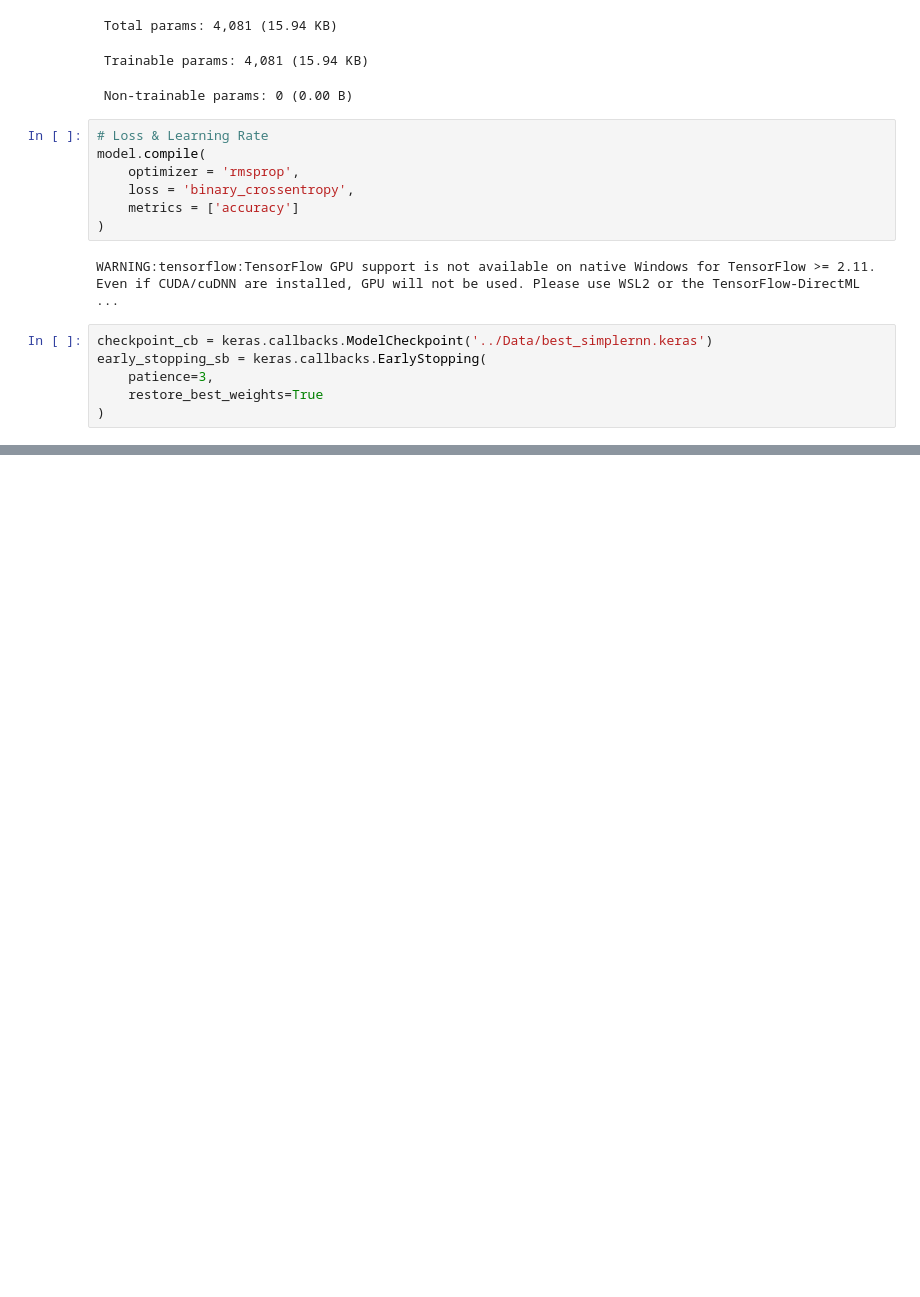
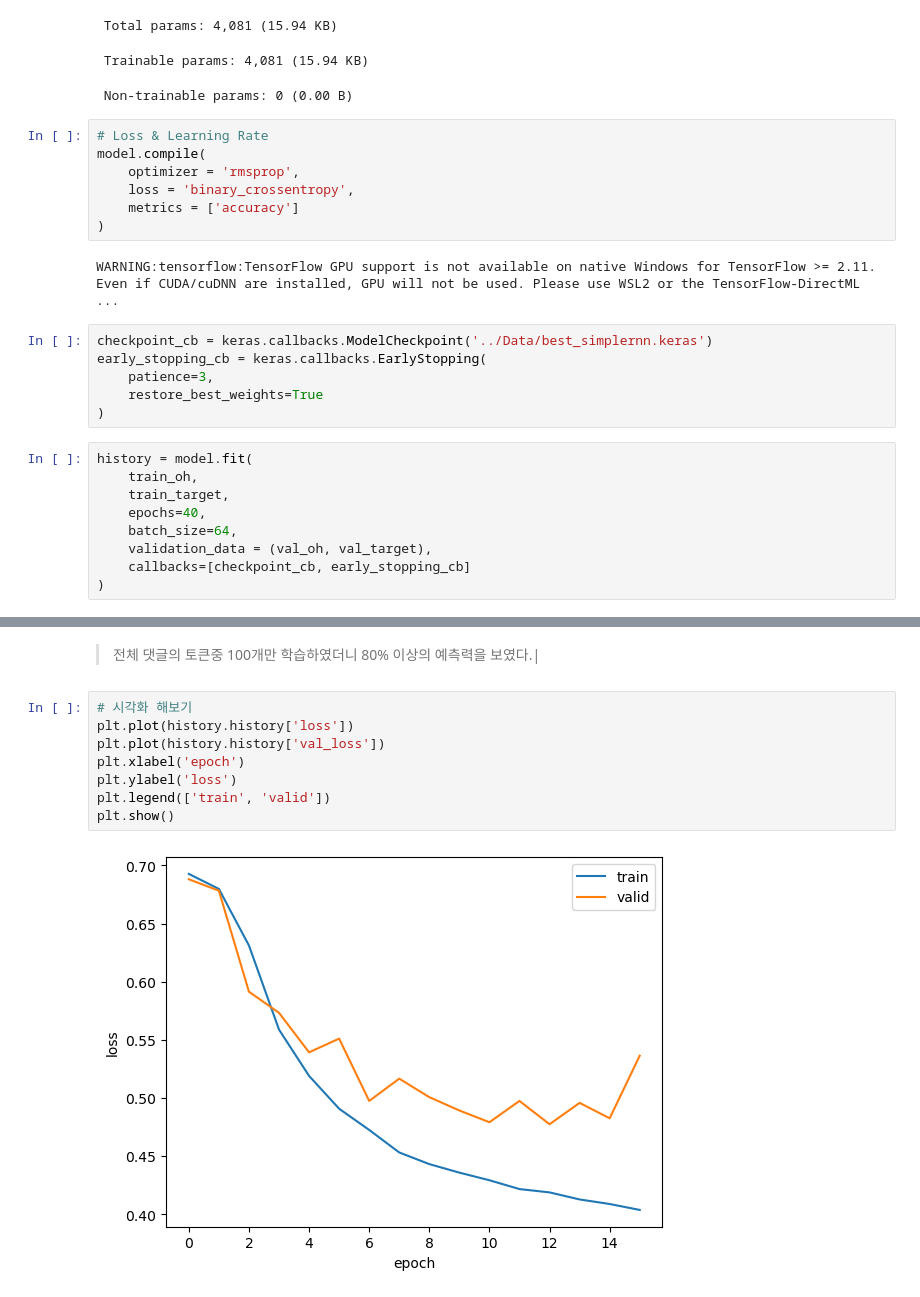
Before and after one commit to Sphen1sc1dae/MachineLearning, a Jupyter notebook: Note_DL/18.순환신경망으로 imdb리뷰 분류하기.ipynb, the cells around one changed output, grey strips where cells are left out. Saved outputs shown, nothing was run; the diff lists cells and outputs as text; blank space fills up the shorter version.

```diff
--- a/Note_DL/18.순환신경망으로 imdb리뷰 분류하기.ipynb
+++ b/Note_DL/18.순환신경망으로 imdb리뷰 분류하기.ipynb
@@ -209,7 +209,16 @@ model.compile(
 WARNING:tensorflow:TensorFlow GPU support is not available on native Windows for TensorFlow >= 2.11. Even if CUDA/cuDNN are installed, GPU will not be used. Please use WSL2 or the TensorFlow-DirectML  ...
 # %%
 checkpoint_cb = keras.callbacks.ModelCheckpoint('../Data/best_simplernn.keras')
-early_stopping_sb = keras.callbacks.EarlyStopping(
+early_stopping_cb = keras.callbacks.EarlyStopping(
     patience=3,
     restore_best_weights=True
 )
+# %%
+history = model.fit(
+    train_oh,
+    train_target,
+    epochs=40,
+    batch_size=64,
+    validation_data = (val_oh, val_target),
+    callbacks=[checkpoint_cb, early_stopping_cb]
+)
@@ -215,0 +243,12 @@ early_stopping_sb = keras.callbacks.EarlyStopping(
+# %% [markdown]
+> 전체 댓글의 토큰중 100개만 학습하였더니 80% 이상의 예측력을 보였다.|
+# %%
+# 시각화 해보기
+plt.plot(history.history['loss'])
+plt.plot(history.history['val_loss'])
+plt.xlabel('epoch')
+plt.ylabel('loss')
+plt.legend(['train', 'valid'])
+plt.show()
+# %% [output]
+[figure, added]
```
Also changed, not shown: parts of 5 cells of this notebook.
